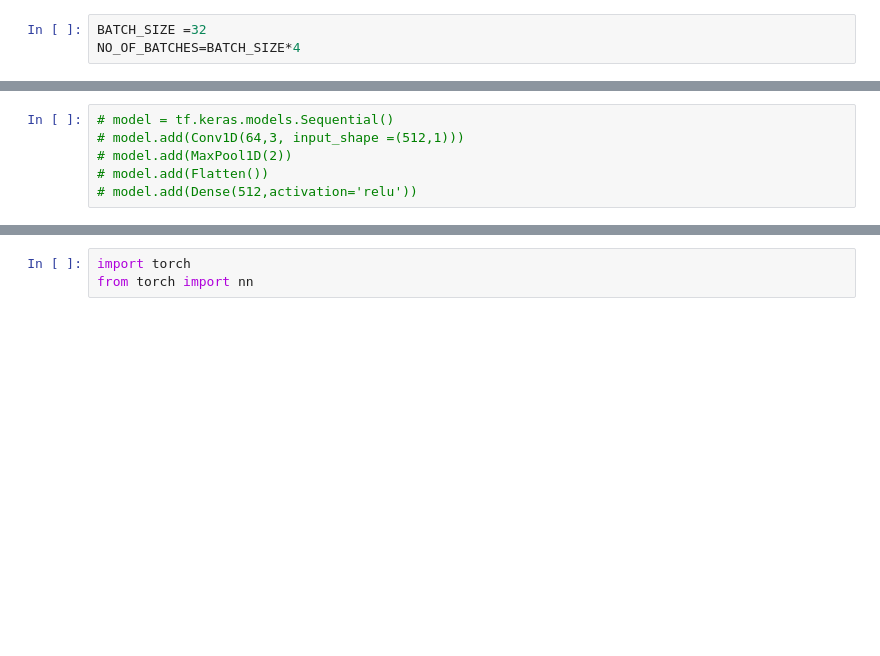
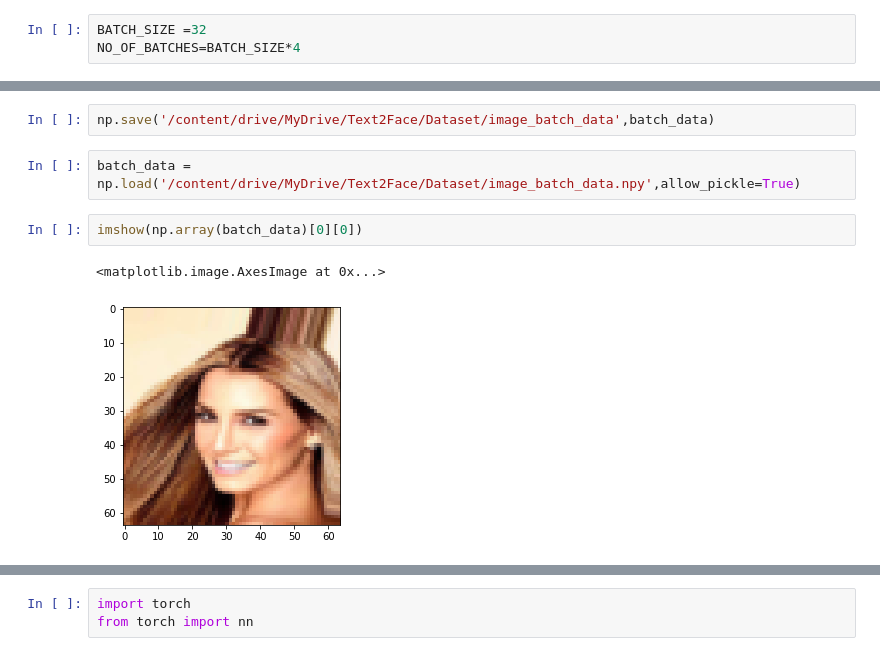
Before and after one commit to tejaspradhan/Face-Generation-from-Textual-Features-using-GANs, a Jupyter notebook: Pytorch_Text2Face.ipynb, the cells around one changed output, grey strips where cells are left out. Cells and saved outputs as stored; diff of their text form; blank space fills up the shorter version.

```diff
--- a/Pytorch_Text2Face.ipynb
+++ b/Pytorch_Text2Face.ipynb
@@ -165,6 +192,9 @@ imshow(get_images([face_ids[1]])[0])
-# %%
-# model = tf.keras.models.Sequential()
-# model.add(Conv1D(64,3, input_shape =(512,1)))
-# model.add(MaxPool1D(2))
-# model.add(Flatten())
-# model.add(Dense(512,activation='relu'))
+# %%
+np.save('/content/drive/MyDrive/Text2Face/Dataset/image_batch_data',batch_data)
+# %%
+batch_data = np.load('/content/drive/MyDrive/Text2Face/Dataset/image_batch_data.npy',allow_pickle=True)
+# %%
+imshow(np.array(batch_data)[0][0])
+# %% [output]
+<matplotlib.image.AxesImage at 0x...>
+[figure, added]
```
Also changed, not shown: parts of 27 cells of this notebook.
